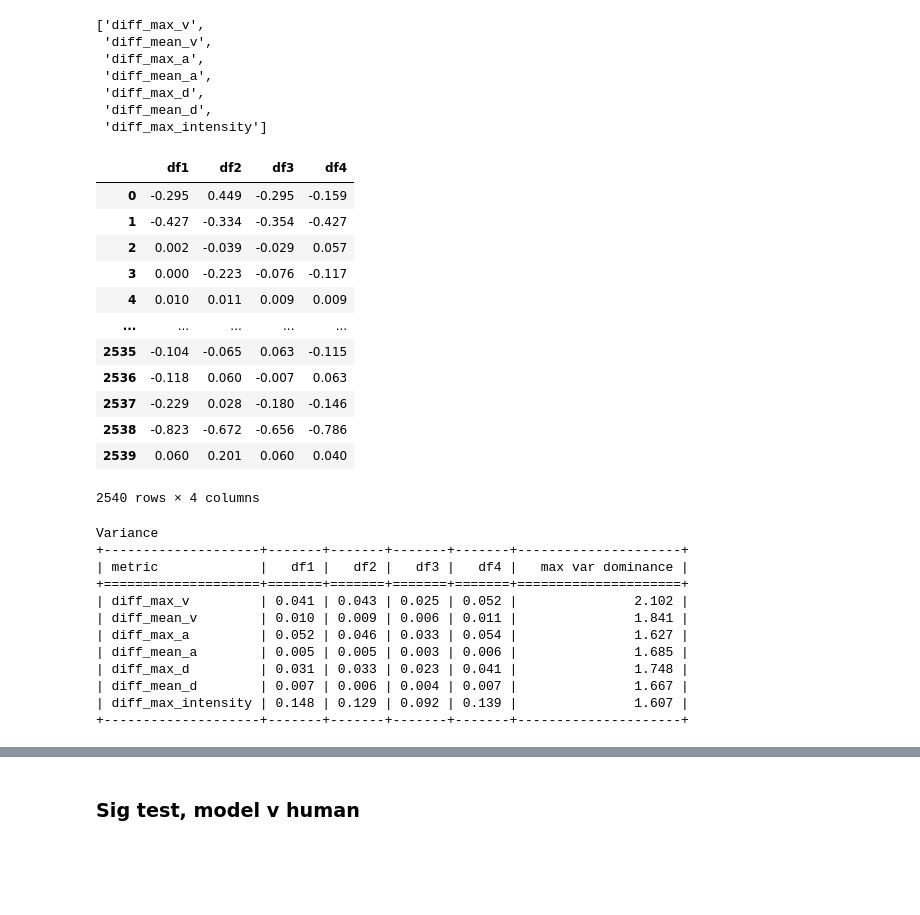
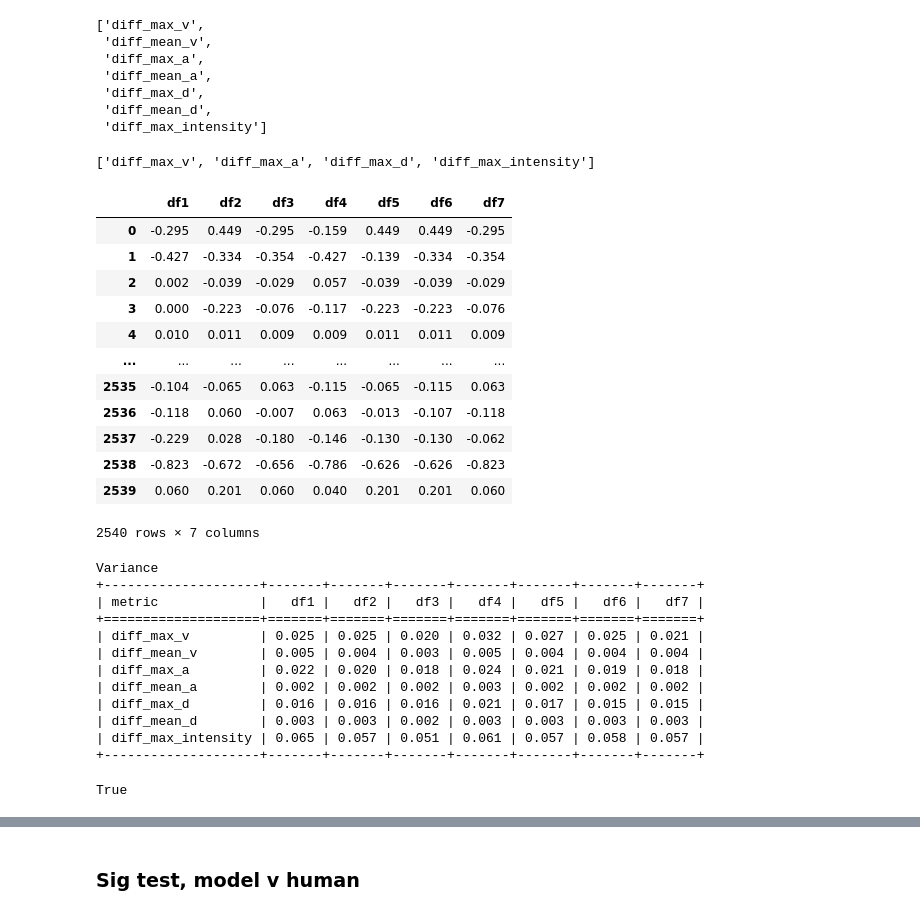
Before and after one commit to justtherightsize/empo, a Jupyter notebook: notebooks/compare_vad.ipynb, the cells around one changed output, grey strips where cells are left out. Saved outputs shown, nothing was run; the diff lists cells and outputs as text; code cells hidden in the pictures; blank space fills up the shorter version.

```diff
--- a/notebooks/compare_vad.ipynb
+++ b/notebooks/compare_vad.ipynb
@@ -6,14 +6,17 @@ import numpy as np
 from collections import defaultdict
 
 
-USE_ABSOLUTE = False # this is because values closer to 0 are desired according to Lee et al
+USE_ABSOLUTE = True # this is because values closer to 0 are desired according to Lee et al
 
 results_dir = '../data/results/empathy_eval_results/'
-files = ['preds_dlrxxx_zephyr-7b-sft-full122_vad.txt', 'preds_dlr1e6_zephyr-7b-sft-full122_d211_vad.txt', 'preds_dlrxxx_zephyr-7b-sft-full_vad.txt']
+files = ['preds_dlrxxx_zephyr-7b-sft-full122_vad.txt', 'preds_dlr1e6_zephyr-7b-sft-full122_d211_vad.txt', 'preds_dlrxxx_zephyr-7b-sft-full_vad.txt', 'preds_dlr1e6_zephyr-7b-sft-full122_d230_vad.txt', 'preds_dlr1e6_zephyr-7b-sft-full122_d231_vad.txt', 'preds_dlrxxx30x_zephyr-7b-sft-full_vad.txt']
 # %%
 df1 = pd.read_csv(os.path.join(results_dir, files[0]), sep='~')
 df2 = pd.read_csv(os.path.join(results_dir, files[1]), sep='~')
 df3 = pd.read_csv(os.path.join(results_dir, files[2]), sep='~')
+df5 = pd.read_csv(os.path.join(results_dir, files[3]), sep='~')
+df6 = pd.read_csv(os.path.join(results_dir, files[4]), sep='~')
+df7 = pd.read_csv(os.path.join(results_dir, files[5]), sep='~')
 human_df = pd.read_csv(os.path.join(results_dir, "human_vad.txt"), sep='~')
 # %% [markdown]
 ### set vad metrics you want to look at. Lee et al are concerned with "diff"
@@ -31,23 +34,29 @@ vad_metrics
  'diff_max_d',
  'diff_mean_d',
  'diff_max_intensity']
+# %%
+vad_metrics = [vm for vm in vad_metrics if 'max' in vm]
+# %%
+vad_metrics
+# %% [output]
+['diff_max_v', 'diff_max_a', 'diff_max_d', 'diff_max_intensity']
 # %%
 df_collection = {}
 
 for metric in vad_metrics:
-    df_collection[metric] = pd.concat([df[[metric]].rename(columns={metric:f"df{i+1}"}) for i, df in enumerate([df1,df2,df3,human_df])], axis=1)
+    df_collection[metric] = pd.concat([df[[metric]].rename(columns={metric:f"df{i+1}"}) for i, df in enumerate([df1,df2,df3,human_df,df5,df6,df7])], axis=1)
 df_collection['diff_max_v']
 # %% [output]
-|  | df1 | df2 | df3 | df4 |
-| 0 | -0.295 | 0.449 | -0.295 | -0.159 |
-| 1 | -0.427 | -0.334 | -0.354 | -0.427 |
-| 2 | 0.002 | -0.039 | -0.029 | 0.057 |
-| 3 | 0.000 | -0.223 | -0.076 | -0.117 |
-| 4 | 0.010 | 0.011 | 0.009 | 0.009 |
-| ... | ... | ... | ... | ... |
-| 2535 | -0.104 | -0.065 | 0.063 | -0.115 |
-| 2536 | -0.118 | 0.060 | -0.007 | 0.063 |
-| 2537 | -0.229 | 0.028 | -0.180 | -0.146 |
-| 2538 | -0.823 | -0.672 | -0.656 | -0.786 |
-| 2539 | 0.060 | 0.201 | 0.060 | 0.040 |
+|  | df1 | df2 | df3 | df4 | df5 | df6 | df7 |
+| 0 | -0.295 | 0.449 | -0.295 | -0.159 | 0.449 | 0.449 | -0.295 |
+| 1 | -0.427 | -0.334 | -0.354 | -0.427 | -0.139 | -0.334 | -0.354 |
+| 2 | 0.002 | -0.039 | -0.029 | 0.057 | -0.039 | -0.039 | -0.029 |
+| 3 | 0.000 | -0.223 | -0.076 | -0.117 | -0.223 | -0.223 | -0.076 |
+| 4 | 0.010 | 0.011 | 0.009 | 0.009 | 0.011 | 0.011 | 0.009 |
+| ... | ... | ... | ... | ... | ... | ... | ... |
+| 2535 | -0.104 | -0.065 | 0.063 | -0.115 | -0.065 | -0.115 | 0.063 |
+| 2536 | -0.118 | 0.060 | -0.007 | 0.063 | -0.013 | -0.107 | -0.118 |
+| 2537 | -0.229 | 0.028 | -0.180 | -0.146 | -0.130 | -0.130 | -0.062 |
+| 2538 | -0.823 | -0.672 | -0.656 | -0.786 | -0.626 | -0.626 | -0.823 |
+| 2539 | 0.060 | 0.201 | 0.060 | 0.040 | 0.201 | 0.201 | 0.060 |
-2540 rows × 4 columns
+2540 rows × 7 columns
@@ -69,21 +81,25 @@ for metric, df in df_collection.items():
         variance_table[k].append(v)
 
 variance_table = pd.DataFrame(variance_table)
-variance_table['max var dominance'] = variance_table[['df1','df2','df3','df4']].max(axis=1, numeric_only=True) / variance_table[['df1','df2','df3','df4']].min(axis=1, numeric_only=True)
+# variance_table['max var dominance'] = variance_table[['df1','df2','df3','df4']].max(axis=1, numeric_only=True) / variance_table[['df1','df2','df3','df4']].min(axis=1, numeric_only=True)
 print(tabulate(variance_table, headers=variance_table.columns, floatfmt=".3f", showindex=False, tablefmt='outline'))
 # %% [output]
 Variance
-+--------------------+-------+-------+-------+-------+---------------------+
-| metric             |   df1 |   df2 |   df3 |   df4 |   max var dominance |
-+====================+=======+=======+=======+=======+=====================+
-| diff_max_v         | 0.041 | 0.043 | 0.025 | 0.052 |               2.102 |
-| diff_mean_v        | 0.010 | 0.009 | 0.006 | 0.011 |               1.841 |
-| diff_max_a         | 0.052 | 0.046 | 0.033 | 0.054 |               1.627 |
-| diff_mean_a        | 0.005 | 0.005 | 0.003 | 0.006 |               1.685 |
-| diff_max_d         | 0.031 | 0.033 | 0.023 | 0.041 |               1.748 |
-| diff_mean_d        | 0.007 | 0.006 | 0.004 | 0.007 |               1.667 |
-| diff_max_intensity | 0.148 | 0.129 | 0.092 | 0.139 |               1.607 |
-+--------------------+-------+-------+-------+-------+---------------------+
++--------------------+-------+-------+-------+-------+-------+-------+-------+
+| metric             |   df1 |   df2 |   df3 |   df4 |   df5 |   df6 |   df7 |
++====================+=======+=======+=======+=======+=======+=======+=======+
+| diff_max_v         | 0.025 | 0.025 | 0.020 | 0.032 | 0.027 | 0.025 | 0.021 |
+| diff_mean_v        | 0.005 | 0.004 | 0.003 | 0.005 | 0.004 | 0.004 | 0.004 |
+| diff_max_a         | 0.022 | 0.020 | 0.018 | 0.024 | 0.021 | 0.019 | 0.018 |
+| diff_mean_a        | 0.002 | 0.002 | 0.002 | 0.003 | 0.002 | 0.002 | 0.002 |
+| diff_max_d         | 0.016 | 0.016 | 0.016 | 0.021 | 0.017 | 0.015 | 0.015 |
+| diff_mean_d        | 0.003 | 0.003 | 0.002 | 0.003 | 0.003 | 0.003 | 0.003 |
+| diff_max_intensity | 0.065 | 0.057 | 0.051 | 0.061 | 0.057 | 0.058 | 0.057 |
++--------------------+-------+-------+-------+-------+-------+-------+-------+
+# %%
+USE_ABSOLUTE
+# %% [output]
+True
 # %%
 print("Mean")
 mean_table = defaultdict(lambda:[])
```
Also changed, not shown: parts of 15 cells of this notebook, 7 other files.
